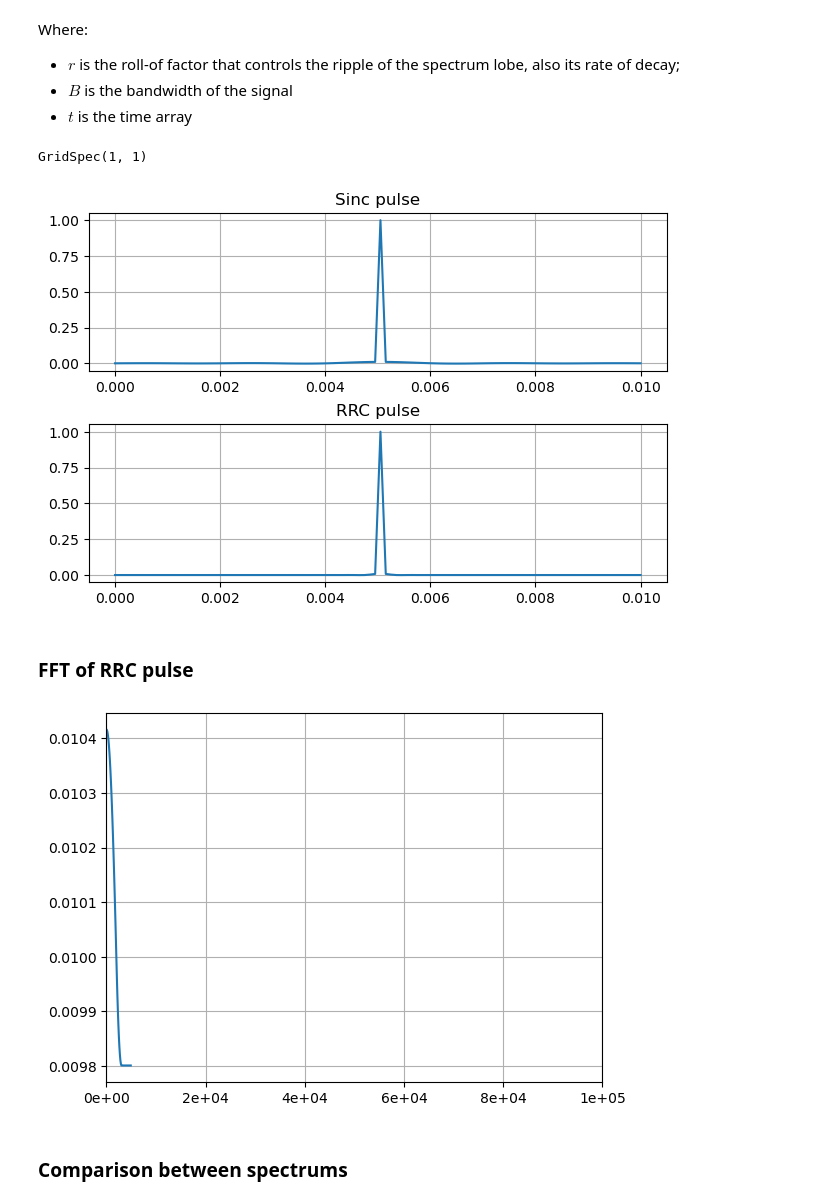
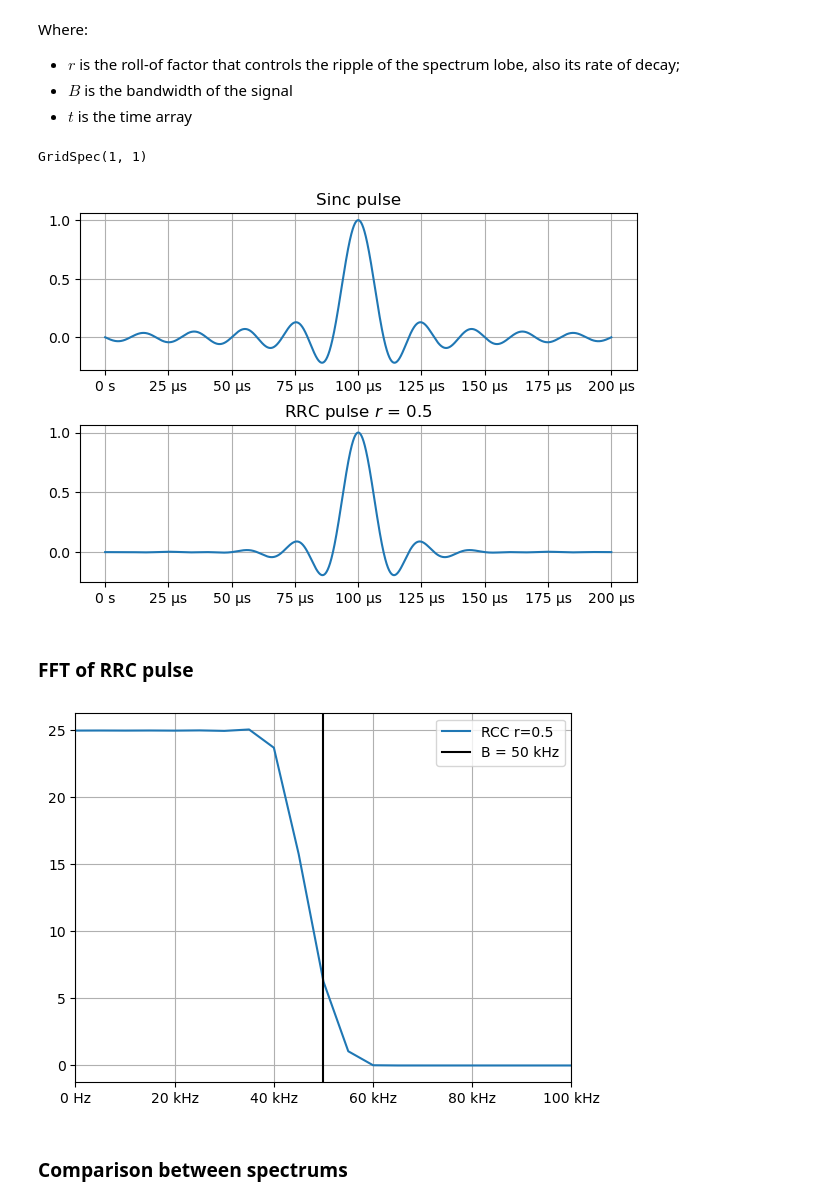
Before and after one commit to floose/py-ju-sea-dsp, a Jupyter notebook: ex1-rc-circ/LTSpice_Nyquist_pulse.ipynb, the cells around one changed output. Drawn from its saved outputs; the diff is of its cells as text; code cells hidden in the pictures.

```diff
--- a/ex1-rc-circ/LTSpice_Nyquist_pulse.ipynb
+++ b/ex1-rc-circ/LTSpice_Nyquist_pulse.ipynb
@@ -39,25 +40,17 @@ $rect \left ( \dfrac{\omega}{B}\right ) =  \begin{cases}1 & -B/2 \geq \omega \ge
 \end{cases}$
 # %%
 #initial parameters
-t_init = 0 #initial time array
-t_end = 1e-3 #end of time array
-numPoints = 100 #points per pulse
-t_step = t_end/numPoints #time step
-f_sampling = 1/t_step #equivalent sampling frequency
-bw_Hz = 50e3 #bandwidth of signal in Hz
-
 bw_Hz = 50e3 #bandwidth of pulse signal in Hz
-k = 10  #upsampling factor
+k = 1000  #upsampling factor
 f_sampling = k*bw_Hz #sampling frequency
 t_step = 1/f_sampling
 t_init = 0
-numPoints = round(f_sampling/bw_Hz) #points per pulse
+numPoints = 10*round(f_sampling/bw_Hz) #points per pulse
 t_end = numPoints*t_step
 
 #time vector
 time = np.linspace(t_init,t_end,numPoints)
 t_disp = time.item(round(numPoints/2)) #time displacement of sinc pulse
-
 
 print("BASIC TIME DATA FOR SINC PULSE")
 print("Time step:")
@@ -159,38 +158,48 @@ Where:
 * $t$ is the time array
 # %%
 #roll-of factor
-r = 0.1
+r = 0.5
 #rrc filter on time domain
 h_rrc = vsinc * (np.cos(np.pi*(time-t_disp)*r*bw_Hz)) / (1 - 4 * r**2 * (time-t_disp)**2 * bw_Hz**2)
 
 ##ploting both filters
 fig, axs = plt.subplots(2)
 axs[0].plot(time,vsinc)
 axs[0].set_title("Sinc pulse")
 axs[0].grid()
 axs[1].plot(time,h_rrc)
-axs[1].set_title("RRC pulse")
+axs[1].set_title("RRC pulse $r$ = {}".format(r))
 axs[1].grid()
-
+axs[0].set_label("time (s)")
+axs[1].set_label("time (s)")
+#adjust xlabel ticks for Eng Formatter in seconds
+formatter0 = EngFormatter(unit='s')
+axs[0].xaxis.set_major_formatter(formatter0)
+axs[1].xaxis.set_major_formatter(formatter0)
 # shift subplots down to adjust titles
 fig.tight_layout()
 fig.subplots_adjust(top=0.85)
 fig.add_gridspec()
 # %% [output]
 GridSpec(1, 1)
-[figure, old version]
+[figure, new version]
 # %% [markdown]
 ### FFT of RRC pulse
 # %%
 h_rrc_fft = np.fft.fft(h_rrc, norm="ortho") #scales the fft by 1/sqrt(N), where N is the lenght of signal
 frequencies = np.fft.fftfreq(h_rrc.size,1/f_sampling) #gets the vector of positive frequencies
 
-plt.plot(frequencies[:int(frequencies.size/2)],abs(h_rrc_fft[:int(frequencies.size/2)])**2) #plots power spectrum
+fig, ax = plt.subplots()
+plt.plot(frequencies[:int(frequencies.size/2)],abs(h_rrc_fft[:int(frequencies.size/2)])**2, label = "RCC r={}".format(r)) #plots power spectrum
 plt.gca().xaxis.set_major_formatter(mtick.FormatStrFormatter('%.0e')) #formats time axis to scientific notation
 plt.xlim([0,2*bw_Hz]) #defines frequency limit
+plt.axvline(x=50e3, color='k',label='B = {}'.format(Quantity(bw_Hz,'Hz'))) #adds a dark horizontal line to mark the bandwidth
 plt.grid()
+plt.legend()
+formatter0 = EngFormatter(unit='Hz')
+ax.xaxis.set_major_formatter(formatter0)
 # %% [output]
-[figure, old version]
+[figure, new version]
 # %% [markdown]
 ### Comparison between spectrums
 # %%
```
Also changed, not shown: parts of 8 cells of this notebook.
